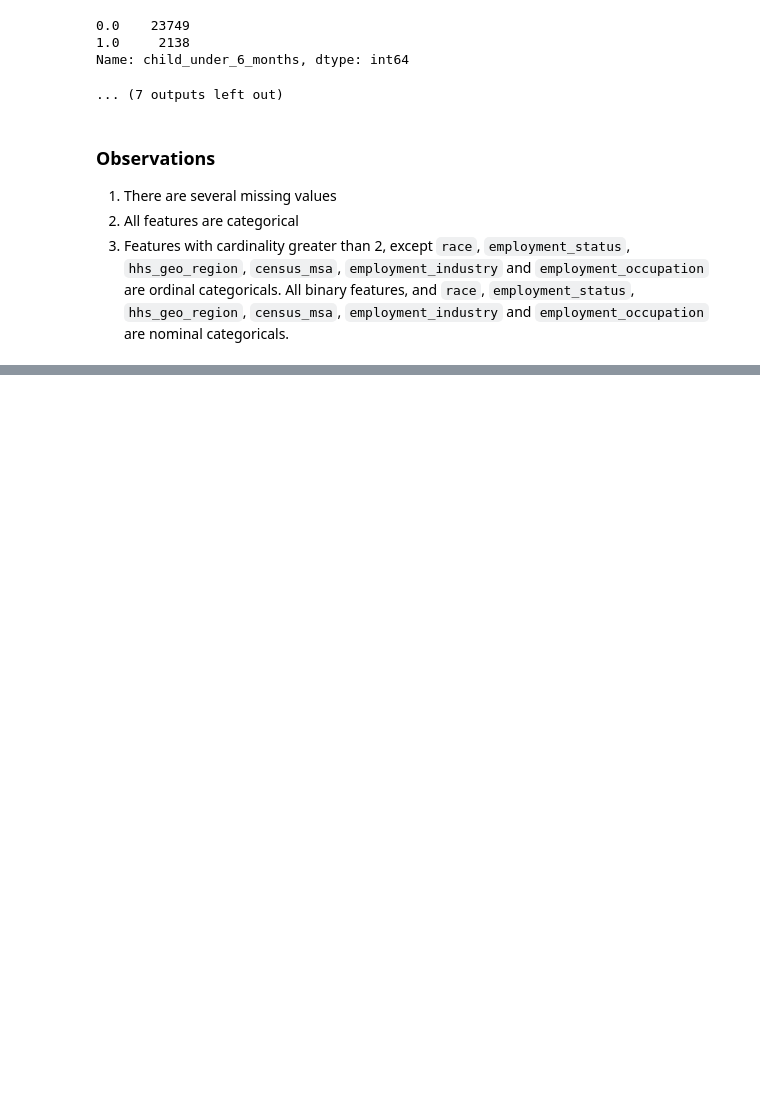
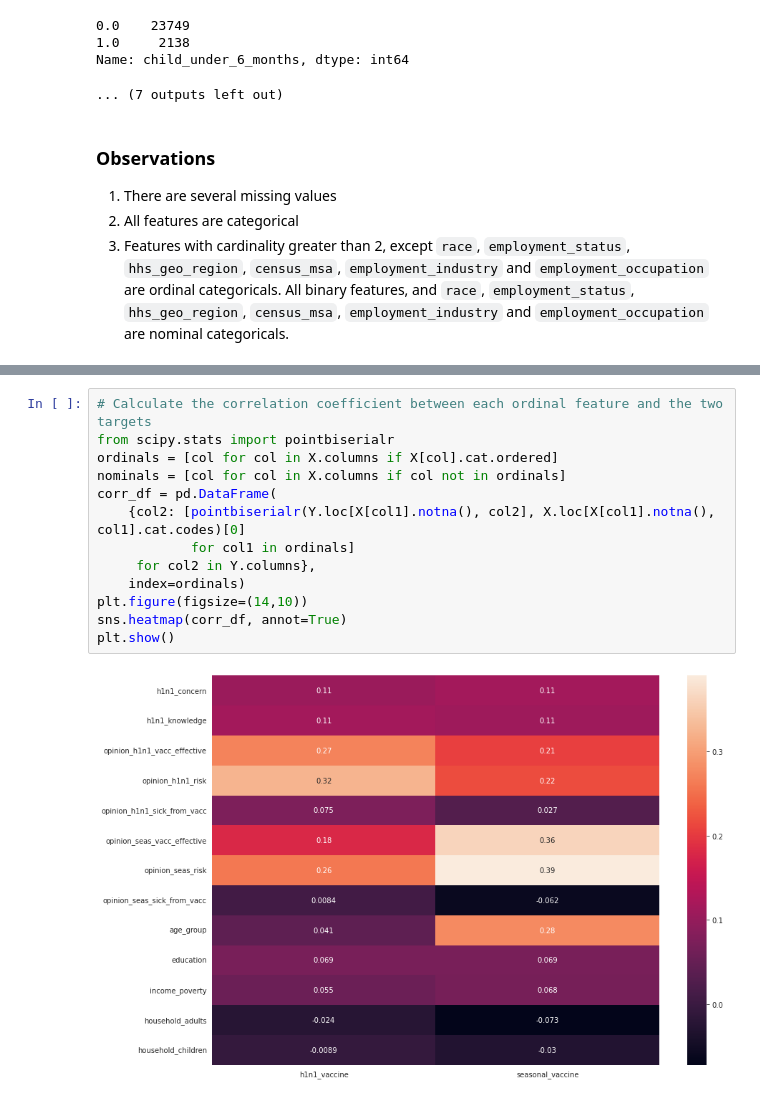
Before and after one commit to mhadjiantonis/FluShotLearning, a Jupyter notebook: FluShot.ipynb, the cells around one changed output, grey strips where cells are left out. Saved outputs shown, nothing was run; the diff lists cells and outputs as text; blank space fills up the shorter version.

Commit message:
feat: Calculate correlation coefficients
Calculate correlation coefficients between the ordinal features and the
target labels.  Draw the coefficients in a heat map and make
qualitative observations.

```diff
--- a/FluShot.ipynb
+++ b/FluShot.ipynb
@@ -290,0 +292,15 @@ for col in X.columns:
+# %%
+# Calculate the correlation coefficient between each ordinal feature and the two targets
+from scipy.stats import pointbiserialr
+ordinals = [col for col in X.columns if X[col].cat.ordered]
+nominals = [col for col in X.columns if col not in ordinals]
+corr_df = pd.DataFrame(
+    {col2: [pointbiserialr(Y.loc[X[col1].notna(), col2], X.loc[X[col1].notna(), col1].cat.codes)[0]
+            for col1 in ordinals]
+     for col2 in Y.columns},
+    index=ordinals)
+plt.figure(figsize=(14,10))
+sns.heatmap(corr_df, annot=True)
+plt.show()
+# %% [output]
+[figure, added]
```
Also changed, not shown: parts of 3 cells of this notebook.
